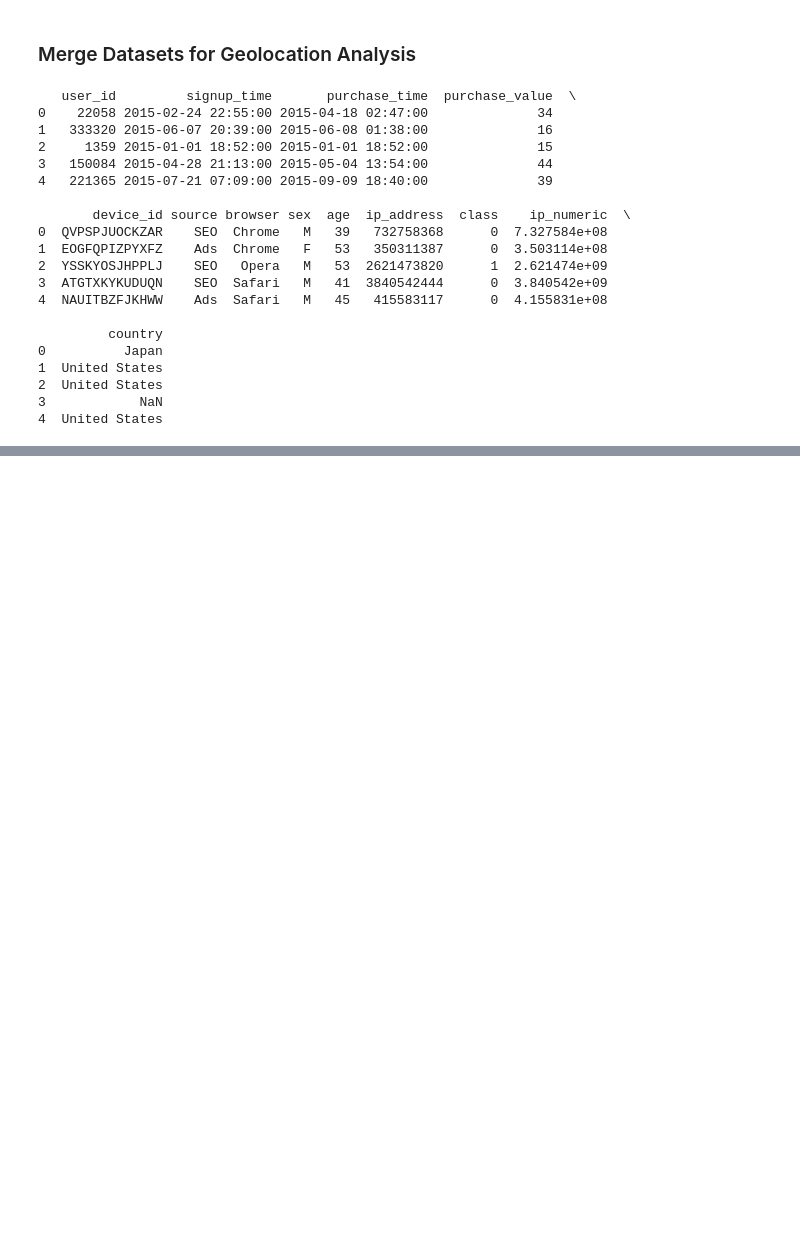
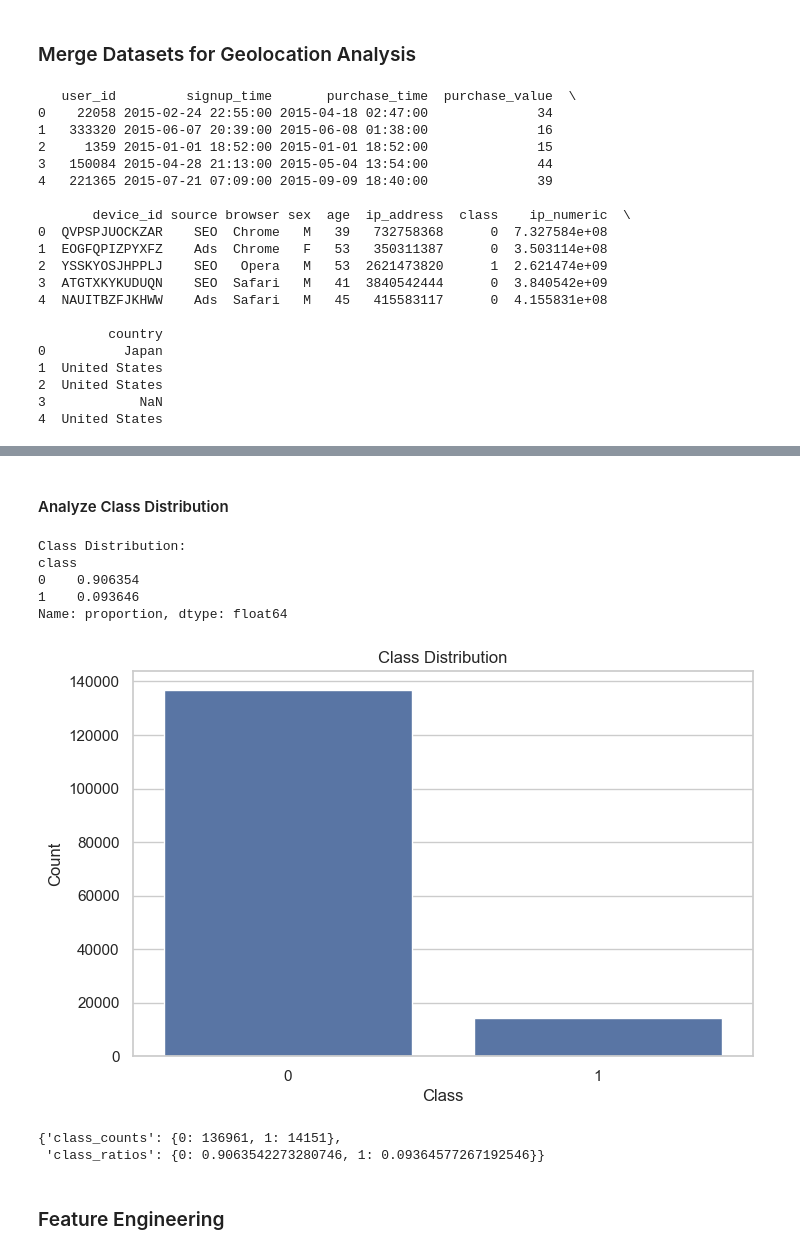
Before and after one commit to mubarek4566/Fraud-Detection-Ecommerce-Banking, a Jupyter notebook: notebooks/main.ipynb, the cells around one changed output, grey strips where cells are left out. Cells and saved outputs as stored; diff of their text form; code cells hidden in the pictures; blank space fills up the shorter version.

```diff
--- a/notebooks/main.ipynb
+++ b/notebooks/main.ipynb
@@ -348,0 +281,13 @@ class
+# %% [markdown]
+#### Analyze Class Distribution
+# %%
+analyze_class_distribution(merged_df)
+# %% [output]
+Class Distribution:
+class
+0    0.906354
+1    0.093646
+Name: proportion, dtype: float64
+[figure, added]
+{'class_counts': {0: 136961, 1: 14151},
+ 'class_ratios': {0: 0.9063542273280746, 1: 0.09364577267192546}}
@@ -348,0 +296,2 @@ class
+# %% [markdown]
+### Feature Engineering
```
Also changed, not shown: parts of 29 cells of this notebook, 1 other file.
